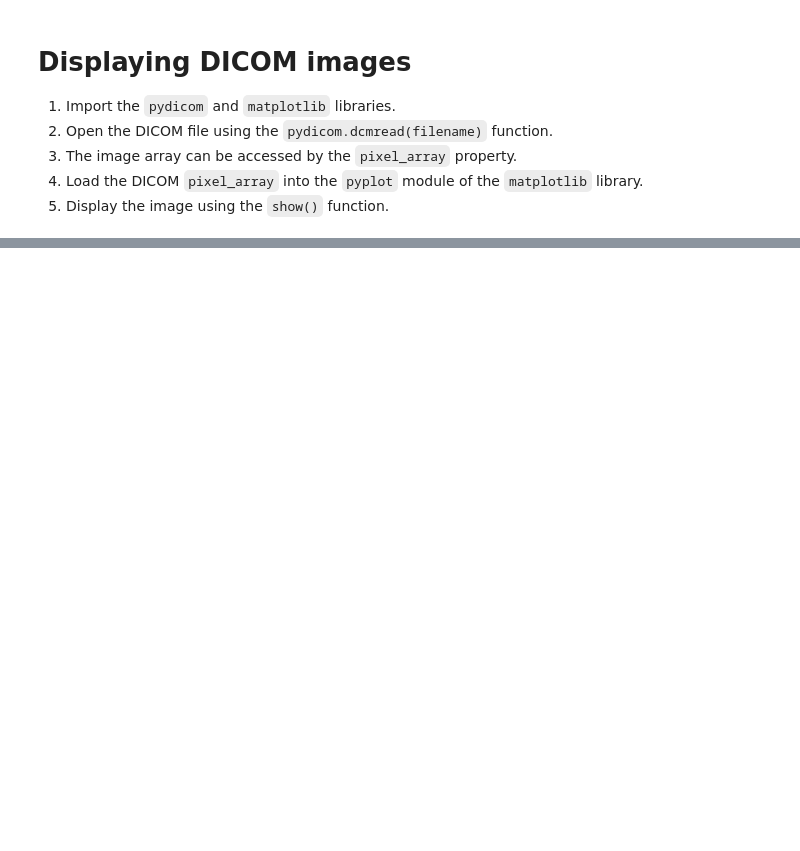
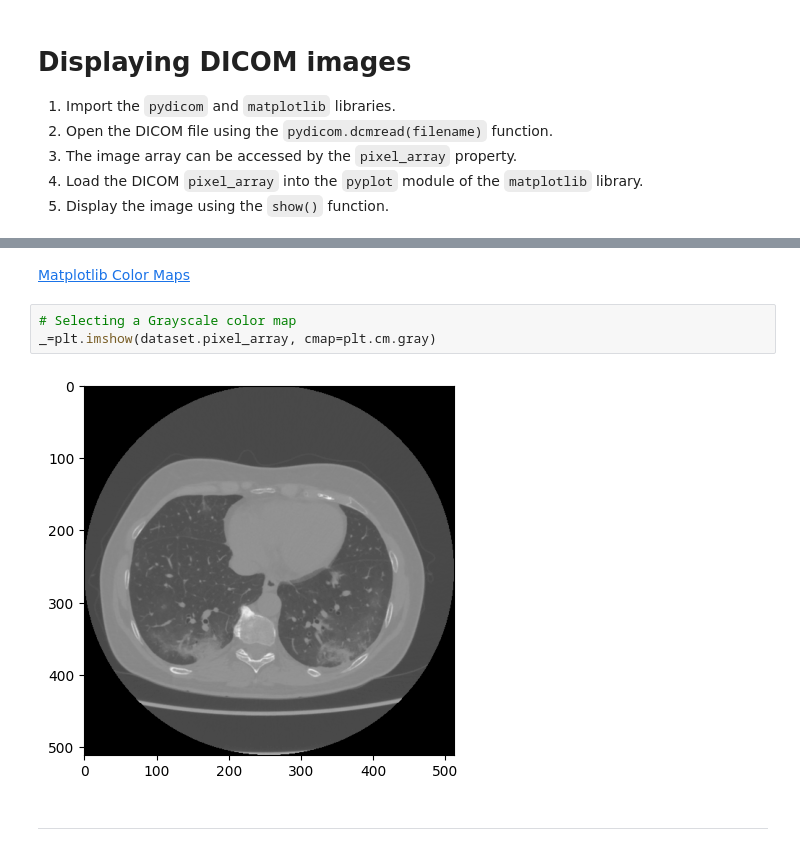
Before and after one commit to paulokuriki/python_for_rads, a Jupyter notebook: Python_for_Rads.ipynb, the cells around one changed output, grey strips where cells are left out. Saved outputs shown, nothing was run; the diff lists cells and outputs as text; blank space fills up the shorter version.

```diff
--- a/Python_for_Rads.ipynb
+++ b/Python_for_Rads.ipynb
@@ -385,0 +410,9 @@ https://www.linkedin.com/in/paulokuriki/
+# %% [markdown]
+[Matplotlib Color Maps](https://matplotlib.org/stable/users/explain/colors/colormaps.html)
+# %%
+# Selecting a Grayscale color map
+_=plt.imshow(dataset.pixel_array, cmap=plt.cm.gray)
+# %% [output]
+[figure, added]
+# %% [markdown]
+---
```
Also changed, not shown: parts of 110 cells of this notebook.
